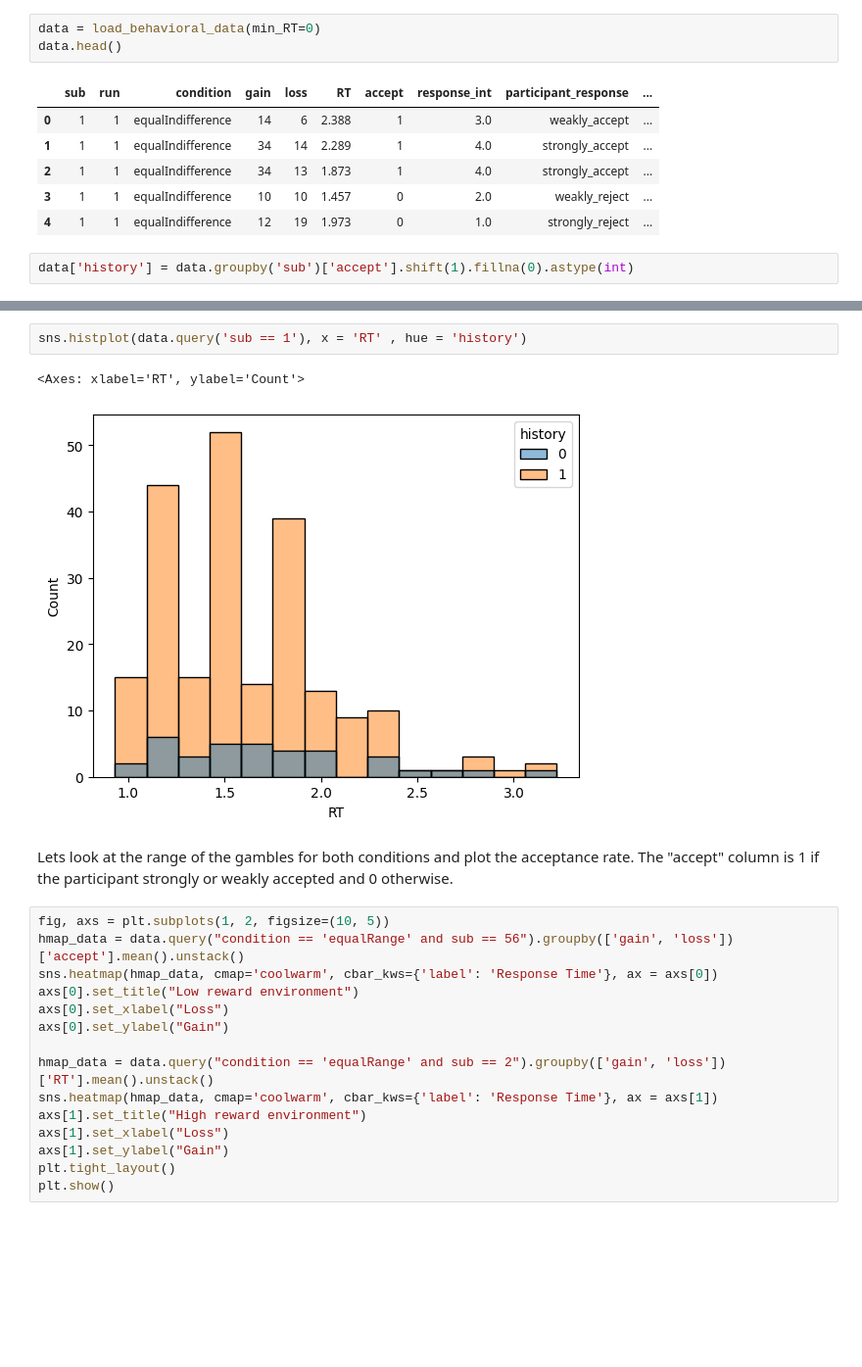
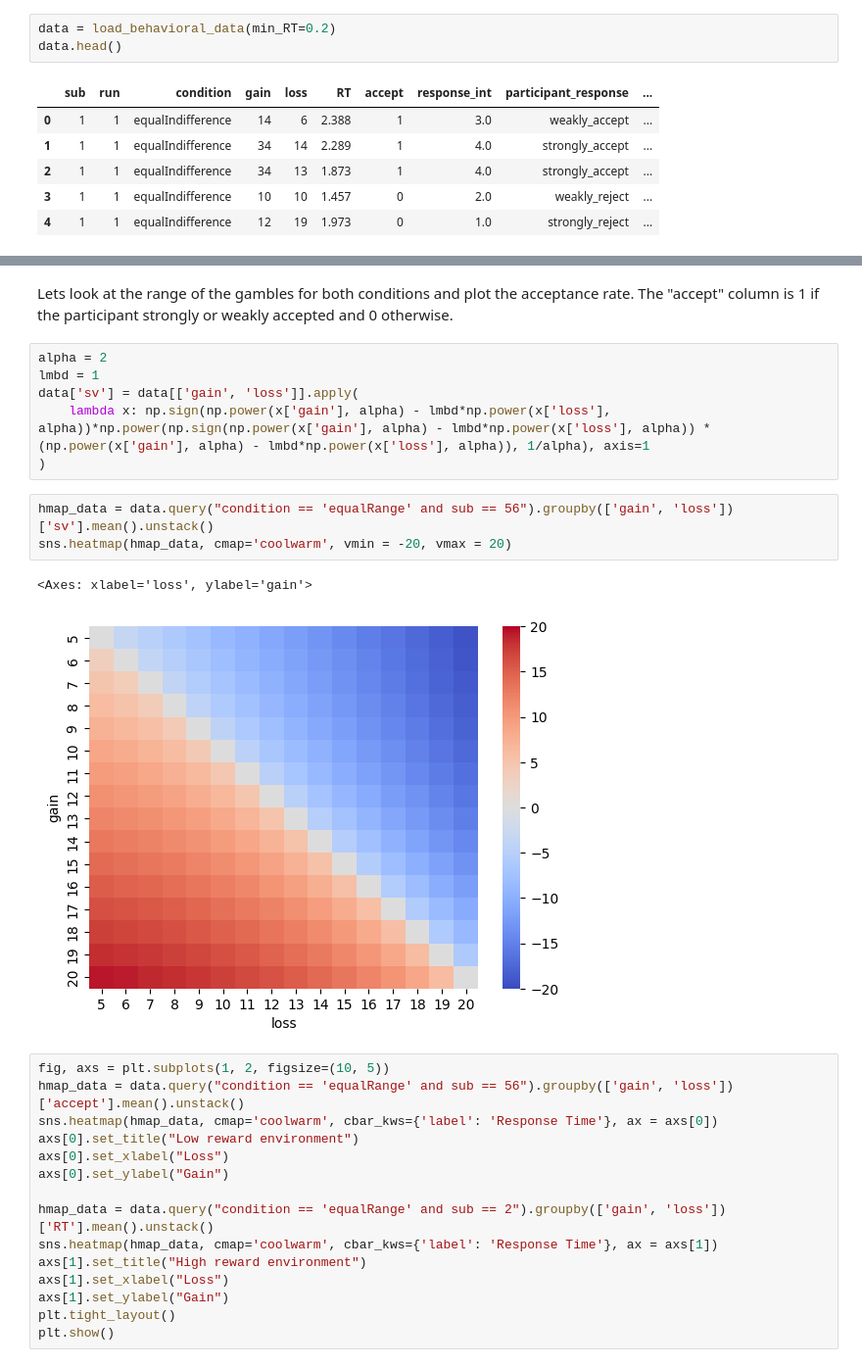
Before and after one commit to GusStgoReyes/riskyneuroarousal, a Jupyter notebook: notebooks/reproducible/0-data.ipynb, the cells around one changed output, grey strips where cells are left out. Shown at 98% size. Drawn from its saved outputs; the diff is of its cells as text; blank space fills up the shorter version.

```diff
--- a/notebooks/reproducible/0-data.ipynb
+++ b/notebooks/reproducible/0-data.ipynb
@@ -15,7 +16,7 @@ There were two conditions, which only differed in the range of gains that a part
 
 For both conditions, there were 256 trials in total.
 # %%
-data = load_behavioral_data(min_RT=0)
+data = load_behavioral_data(min_RT=0.2)
 data.head()
 # %% [output]
 |  | sub | run | condition | gain | loss | RT | accept | response_int | participant_response | ... |
@@ -24,5 +25,3 @@ data.head()
 | 2 | 1 | 1 | equalIndifference | 34 | 13 | 1.873 | 1 | 4.0 | strongly_accept | ... |
 | 3 | 1 | 1 | equalIndifference | 10 | 10 | 1.457 | 0 | 2.0 | weakly_reject | ... |
 | 4 | 1 | 1 | equalIndifference | 12 | 19 | 1.973 | 0 | 1.0 | strongly_reject | ... |
-# %%
-data['history'] = data.groupby('sub')['accept'].shift(1).fillna(0).astype(int)
@@ -49,10 +28,17 @@ data.query('sub == 1 & RT > 1.4 & RT < 1.5')
-# %%
-sns.histplot(data.query('sub == 1'), x = 'RT' , hue = 'history')
-# %% [output]
-<Axes: xlabel='RT', ylabel='Count'>
-[figure, removed]
 # %% [markdown]
 Lets look at the range of the gambles for both conditions and plot the acceptance rate. The "accept" column is 1 if the participant strongly or weakly accepted and 0 otherwise.
+# %%
+alpha = 2
+lmbd = 1
+data['sv'] = data[['gain', 'loss']].apply(
+    lambda x: np.sign(np.power(x['gain'], alpha) - lmbd*np.power(x['loss'], alpha))*np.power(np.sign(np.power(x['gain'], alpha) - lmbd*np.power(x['loss'], alpha)) * (np.power(x['gain'], alpha) - lmbd*np.power(x['loss'], alpha)), 1/alpha), axis=1
+)
+# %%
+hmap_data = data.query("condition == 'equalRange' and sub == 56").groupby(['gain', 'loss'])['sv'].mean().unstack()
+sns.heatmap(hmap_data, cmap='coolwarm', vmin = -20, vmax = 20)
+# %% [output]
+<Axes: xlabel='loss', ylabel='gain'>
+[figure, added]
 # %%
 fig, axs = plt.subplots(1, 2, figsize=(10, 5))
 hmap_data = data.query("condition == 'equalRange' and sub == 56").groupby(['gain', 'loss'])['accept'].mean().unstack()
```
Also changed, not shown: parts of 2 cells of this notebook, 3 other files.
